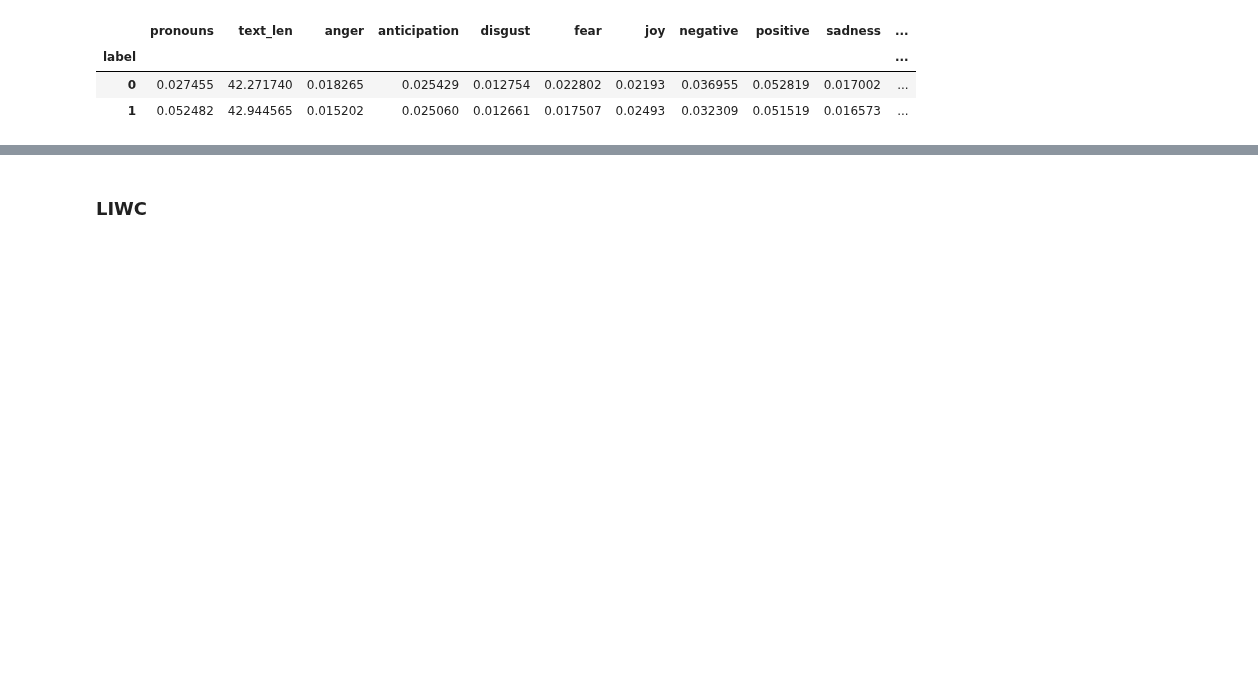
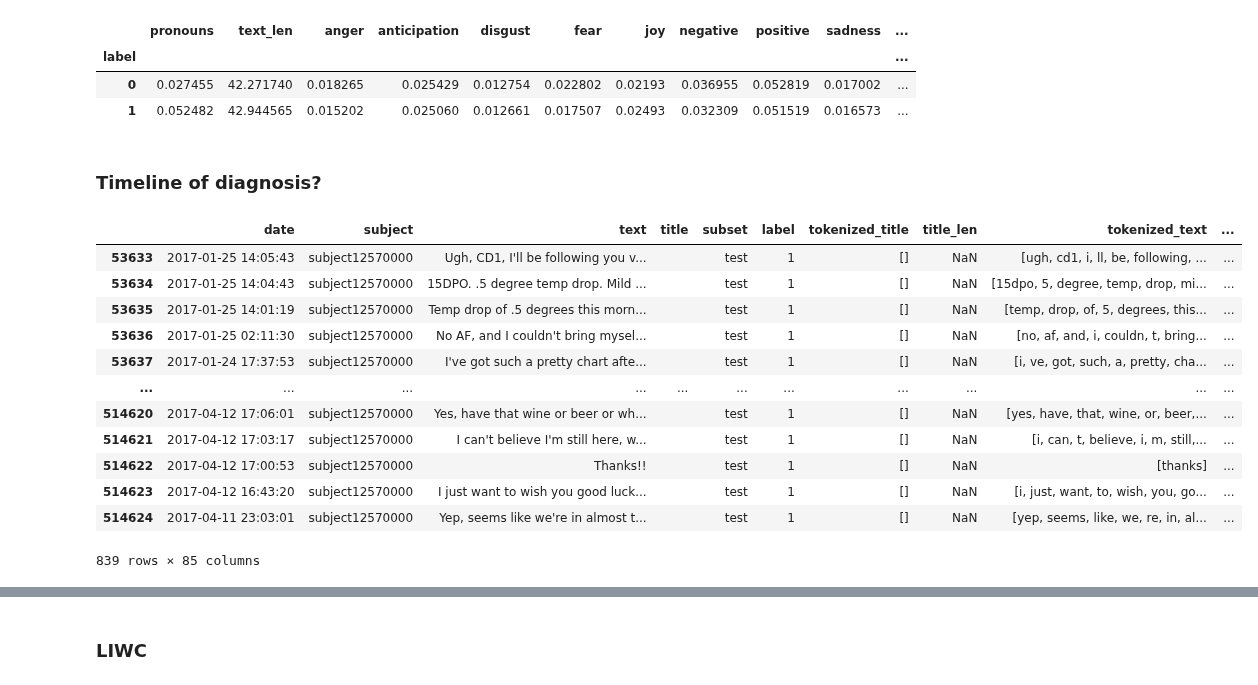
Before and after one commit to ananana/mental-disorders, a Jupyter notebook: eRisk.ipynb, the cells around one changed output, grey strips where cells are left out. Cells and saved outputs as stored; diff of their text form; code cells hidden in the pictures; blank space fills up the shorter version.

```diff
--- a/eRisk.ipynb
+++ b/eRisk.ipynb
@@ -3472,3 +3472,5 @@ writings_df['pos_vader'] = writings_df.text.apply(lambda t: sid.polarity_scores(
 writings_df[['text', 'label', 'pronouns', 'text_len', 'neg_vader', 'pos_vader'] + emotions].groupby('label').mean()
 # %%
 writings_df[['text', 'label', 'pronouns', 'text_len', 'neg_vader', 'pos_vader'] + emotions].corr('spearman')
+# %% [markdown]
+### Timeline of diagnosis?
@@ -3474,0 +3479,16 @@ writings_df[['text', 'label', 'pronouns', 'text_len', 'neg_vader', 'pos_vader']
+# %%
+writings_df[writings_df['subject']=='subject12570000']
+# %% [output]
+|  | date | subject | text | title | subset | label | tokenized_title | title_len | tokenized_text | ... |
+| 53633 | 2017-01-25 14:05:43 | subject12570000 | Ugh, CD1, I'll be following you v... |  | test | 1 | [] | NaN | [ugh, cd1, i, ll, be, following, ... | ... |
+| 53634 | 2017-01-25 14:04:43 | subject12570000 | 15DPO. .5 degree temp drop. Mild ... |  | test | 1 | [] | NaN | [15dpo, 5, degree, temp, drop, mi... | ... |
+| 53635 | 2017-01-25 14:01:19 | subject12570000 | Temp drop of .5 degrees this morn... |  | test | 1 | [] | NaN | [temp, drop, of, 5, degrees, this... | ... |
+| 53636 | 2017-01-25 02:11:30 | subject12570000 | No AF, and I couldn't bring mysel... |  | test | 1 | [] | NaN | [no, af, and, i, couldn, t, bring... | ... |
+| 53637 | 2017-01-24 17:37:53 | subject12570000 | I've got such a pretty chart afte... |  | test | 1 | [] | NaN | [i, ve, got, such, a, pretty, cha... | ... |
+| ... | ... | ... | ... | ... | ... | ... | ... | ... | ... | ... |
+| 514620 | 2017-04-12 17:06:01 | subject12570000 | Yes, have that wine or beer or wh... |  | test | 1 | [] | NaN | [yes, have, that, wine, or, beer,... | ... |
+| 514621 | 2017-04-12 17:03:17 | subject12570000 | I can't believe I'm still here, w... |  | test | 1 | [] | NaN | [i, can, t, believe, i, m, still,... | ... |
+| 514622 | 2017-04-12 17:00:53 | subject12570000 | Thanks!! |  | test | 1 | [] | NaN | [thanks] | ... |
+| 514623 | 2017-04-12 16:43:20 | subject12570000 | I just want to wish you good luck... |  | test | 1 | [] | NaN | [i, just, want, to, wish, you, go... | ... |
+| 514624 | 2017-04-11 23:03:01 | subject12570000 | Yep, seems like we're in almost t... |  | test | 1 | [] | NaN | [yep, seems, like, we, re, in, al... | ... |
+839 rows × 85 columns
```
Also changed, not shown: parts of 7 cells of this notebook.
